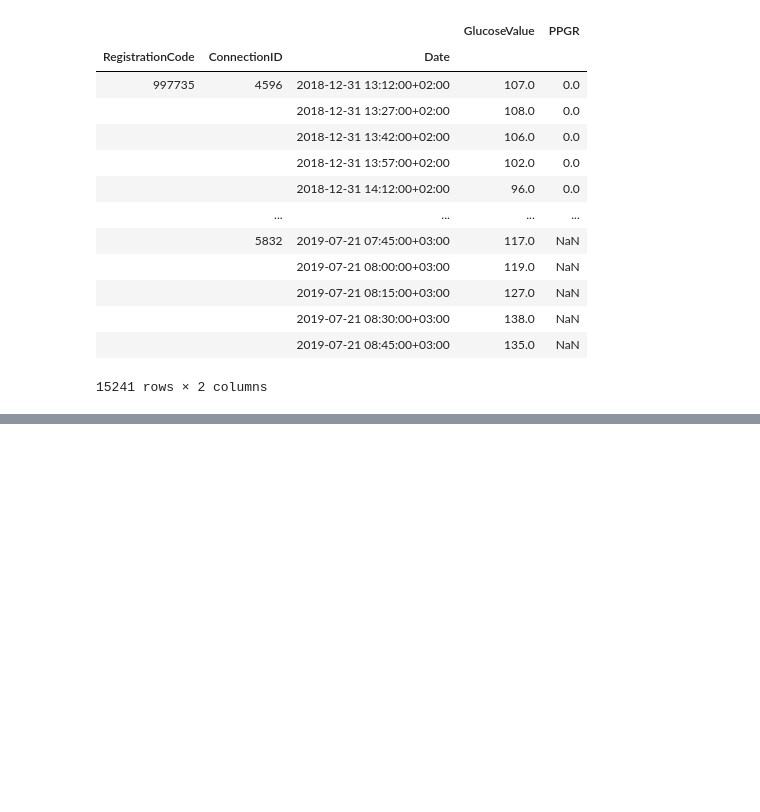
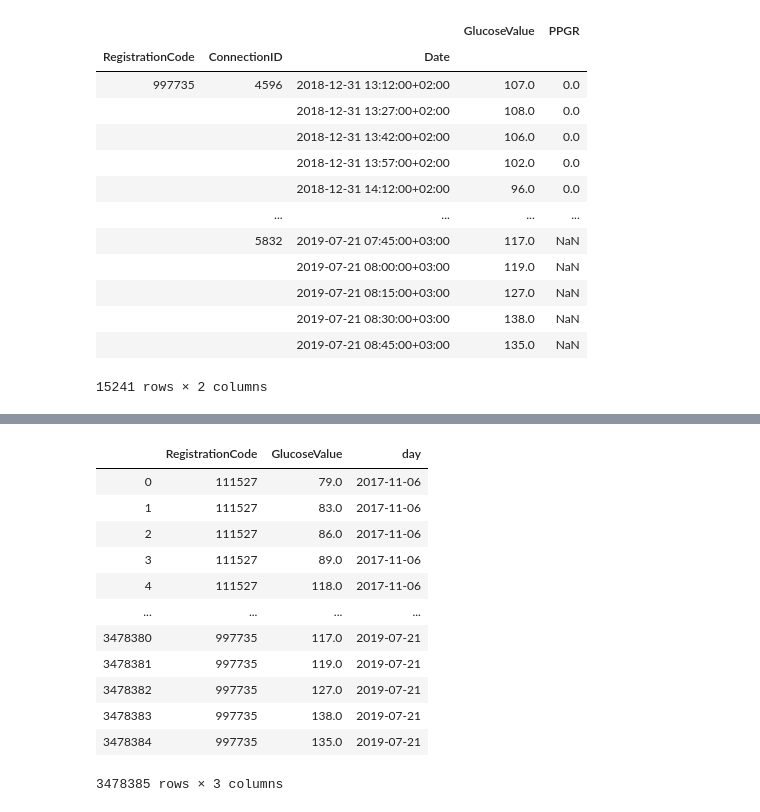
Before and after one commit to ElviraMingazova/MA_Thesis, a Jupyter notebook: Night glucose project.ipynb, the cells around one changed output, grey strips where cells are left out. Saved outputs shown, nothing was run; the diff lists cells and outputs as text; code cells hidden in the pictures; blank space fills up the shorter version.

```diff
--- a/Night glucose project.ipynb
+++ b/Night glucose project.ipynb
@@ -129,0 +153,16 @@ sleep_df.set_index('RegistrationCode')
+# %%
+means
+# %% [output]
+|  | RegistrationCode | GlucoseValue | day |
+| 0 | 111527 | 79.0 | 2017-11-06 |
+| 1 | 111527 | 83.0 | 2017-11-06 |
+| 2 | 111527 | 86.0 | 2017-11-06 |
+| 3 | 111527 | 89.0 | 2017-11-06 |
+| 4 | 111527 | 118.0 | 2017-11-06 |
+| ... | ... | ... | ... |
+| 3478380 | 997735 | 117.0 | 2019-07-21 |
+| 3478381 | 997735 | 119.0 | 2019-07-21 |
+| 3478382 | 997735 | 127.0 | 2019-07-21 |
+| 3478383 | 997735 | 138.0 | 2019-07-21 |
+| 3478384 | 997735 | 135.0 | 2019-07-21 |
+3478385 rows × 3 columns
```
Also changed, not shown: parts of 16 cells of this notebook, 1 other file.
